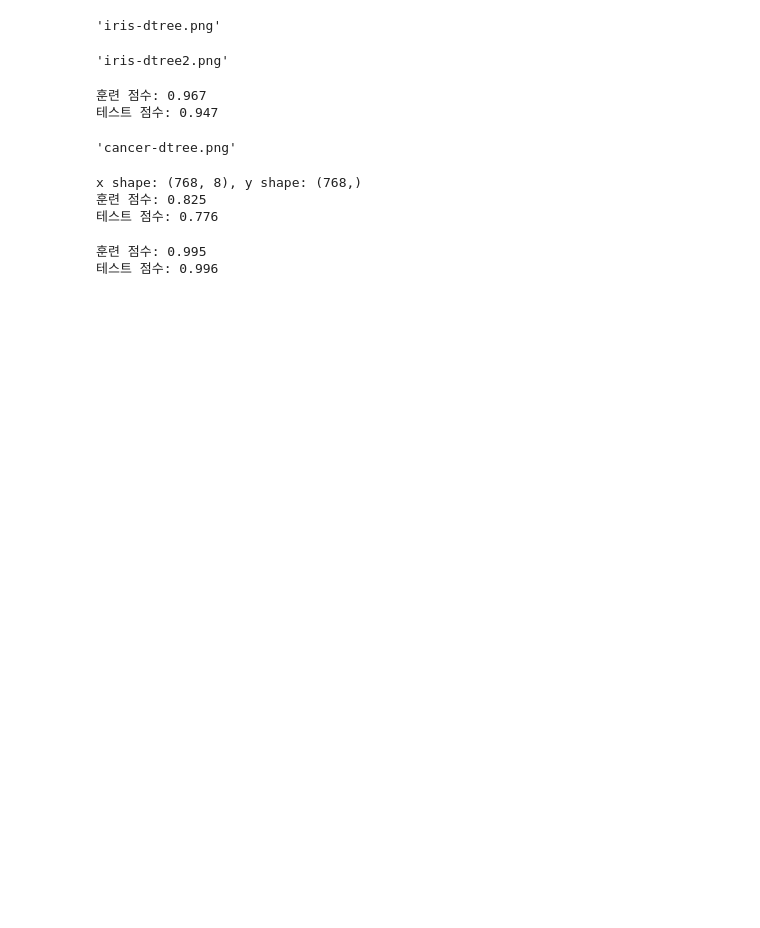
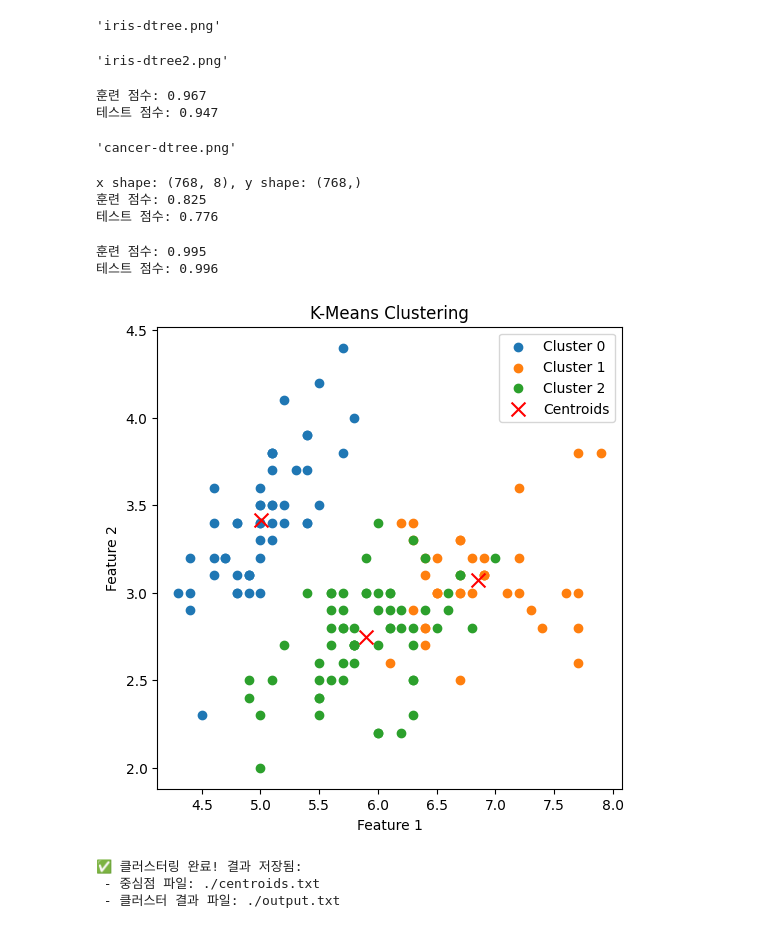
Before and after one commit to K-ple/Learn, a Jupyter notebook: University/Video_NaturalLangage_Processing/week3/3week_example.ipynb, the cells around one changed output. Drawn from its saved outputs; the diff is of its cells as text; code cells hidden in the pictures; blank space fills up the shorter version.

```diff
--- a/University/Video_NaturalLangage_Processing/week3/3week_example.ipynb
+++ b/University/Video_NaturalLangage_Processing/week3/3week_example.ipynb
@@ -148,3 +148,48 @@ print('테스트 점수: {:.3f}'.format(svc.score(x_test, y_test)))
 # %% [output]
 훈련 점수: 0.995
 테스트 점수: 0.996
+# %%
+import numpy as np
+import matplotlib.pyplot as plt
+from scipy.cluster.vq import kmeans, vq
+
+def readData(filename, columns):
+    data = np.genfromtxt(filename, delimiter=',', usecols=list(map(int, columns.split(','))), dtype='float')
+    return data
+k = 3
+columns = '0,1,2,3'
+data_filename = '../source/3week/iris.data'
+centroid_filename = './centroids.txt'
+result_filename = './output.txt'
+
+data = readData(data_filename, columns)
+
+centroids, _ = kmeans(data, k)
+
+idx, _ = vq(data, centroids)
+
+def writeResult(filename, idx):
+    with open(filename, 'w', encoding='utf-8') as f:
+        for i in idx:
+            f.write(f'{i}\n')
+writeResult(result_filename, idx)
+
+np.savetxt(centroid_filename, centroids, delimiter=',')
+
+plt.figure(figsize=(6,6))
+for i in range(k):
+    plt.scatter(data[idx == i, 0], data[idx == i, 1], label=f"Cluster {i}")
+
+plt.scatter(centroids[:, 0], centroids[:, 1], marker='x', s=100, c='red', label="Centroids")
+plt.xlabel("Feature 1")
+plt.ylabel("Feature 2")
+plt.legend()
+plt.title("K-Means Clustering")
+plt.show()
+
+print(f"✅ 클러스터링 완료! 결과 저장됨:\n - 중심점 파일: {centroid_filename}\n - 클러스터 결과 파일: {result_filename}")
+# %% [output]
+[figure, added]
+✅ 클러스터링 완료! 결과 저장됨:
+ - 중심점 파일: ./centroids.txt
+ - 클러스터 결과 파일: ./output.txt
```
Also changed, not shown: 8 other files.
